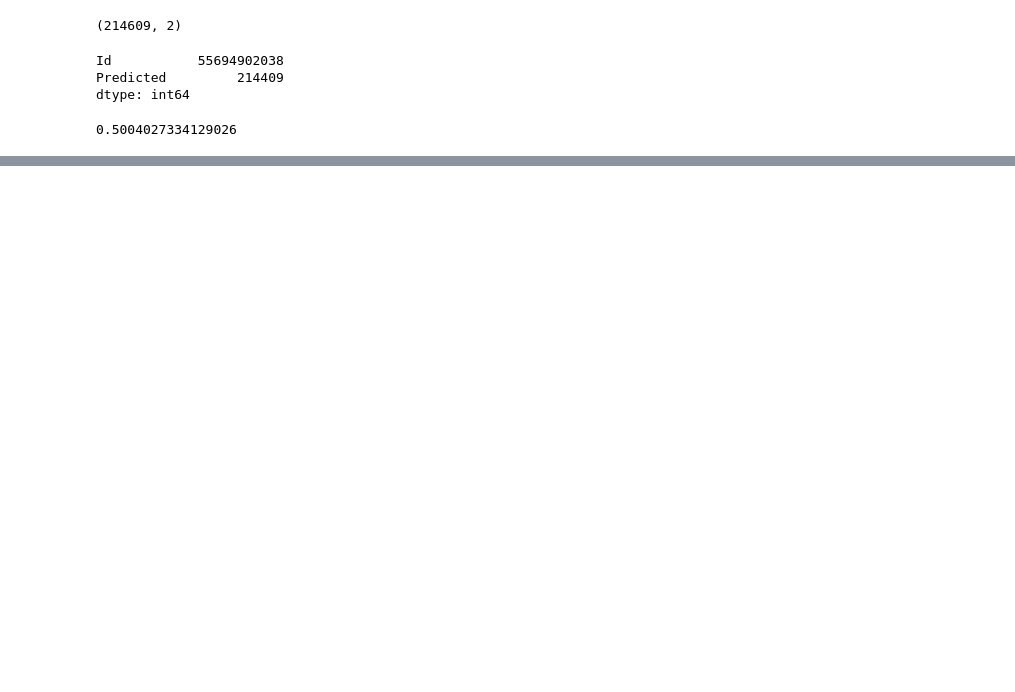
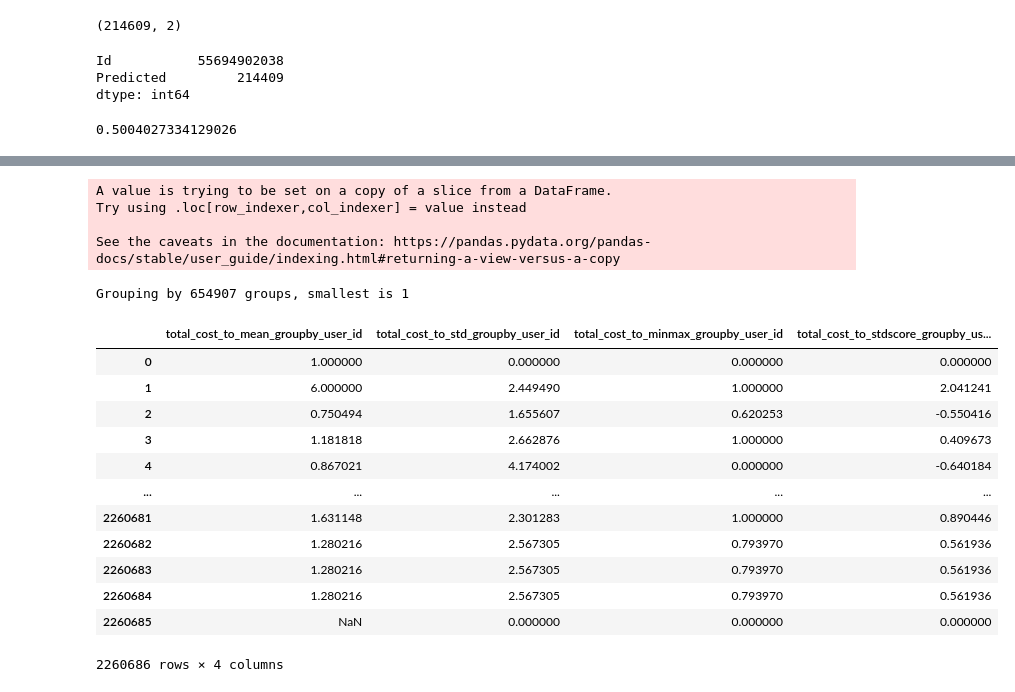
Before and after one commit to annabaydina/babonki, a Jupyter notebook: babonki.ipynb, the cells around one changed output, grey strips where cells are left out. Saved outputs shown, nothing was run; the diff lists cells and outputs as text; code cells hidden in the pictures; blank space fills up the shorter version.

```diff
--- a/babonki.ipynb
+++ b/babonki.ipynb
@@ -602,0 +440,21 @@ sample_submission.to_csv(f'{data_path}/lightgbm-work-1_sub.csv')
+# %%
+agg1(shipments_with_userid,['user_id'],['total_cost'])
+# %% [output]
+A value is trying to be set on a copy of a slice from a DataFrame.
+Try using .loc[row_indexer,col_indexer] = value instead
+
+See the caveats in the documentation: https://pandas.pydata.org/pandas-docs/stable/user_guide/indexing.html#returning-a-view-versus-a-copy
+Grouping by 654907 groups, smallest is 1
+|  | total_cost_to_mean_groupby_user_id | total_cost_to_std_groupby_user_id | total_cost_to_minmax_groupby_user_id | total_cost_to_stdscore_groupby_us... |
+| 0 | 1.000000 | 0.000000 | 0.000000 | 0.000000 |
+| 1 | 6.000000 | 2.449490 | 1.000000 | 2.041241 |
+| 2 | 0.750494 | 1.655607 | 0.620253 | -0.550416 |
+| 3 | 1.181818 | 2.662876 | 1.000000 | 0.409673 |
+| 4 | 0.867021 | 4.174002 | 0.000000 | -0.640184 |
+| ... | ... | ... | ... | ... |
+| 2260681 | 1.631148 | 2.301283 | 1.000000 | 0.890446 |
+| 2260682 | 1.280216 | 2.567305 | 0.793970 | 0.561936 |
+| 2260683 | 1.280216 | 2.567305 | 0.793970 | 0.561936 |
+| 2260684 | 1.280216 | 2.567305 | 0.793970 | 0.561936 |
+| 2260685 | NaN | 0.000000 | 0.000000 | 0.000000 |
+2260686 rows × 4 columns
```
Also changed, not shown: parts of 59 cells of this notebook.
